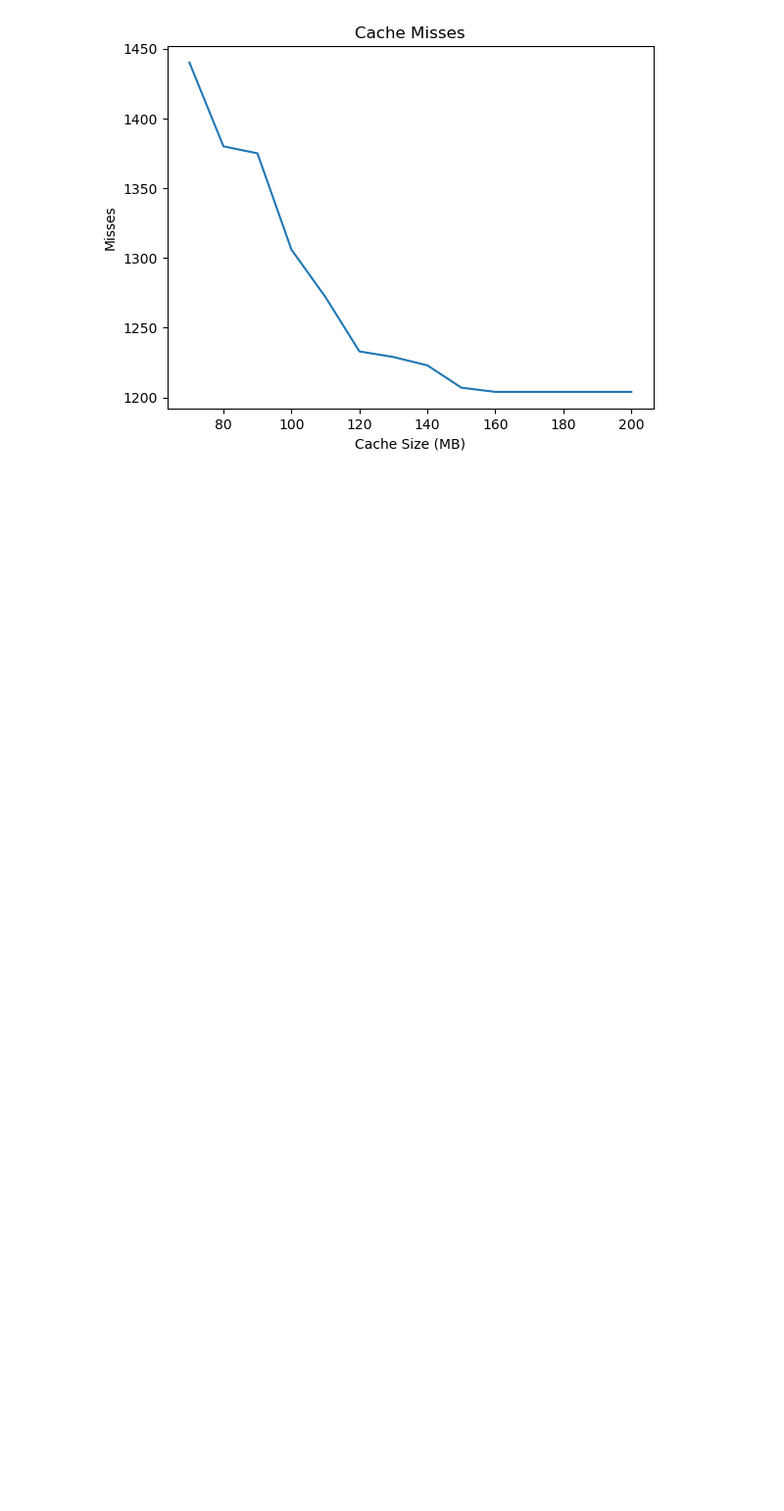
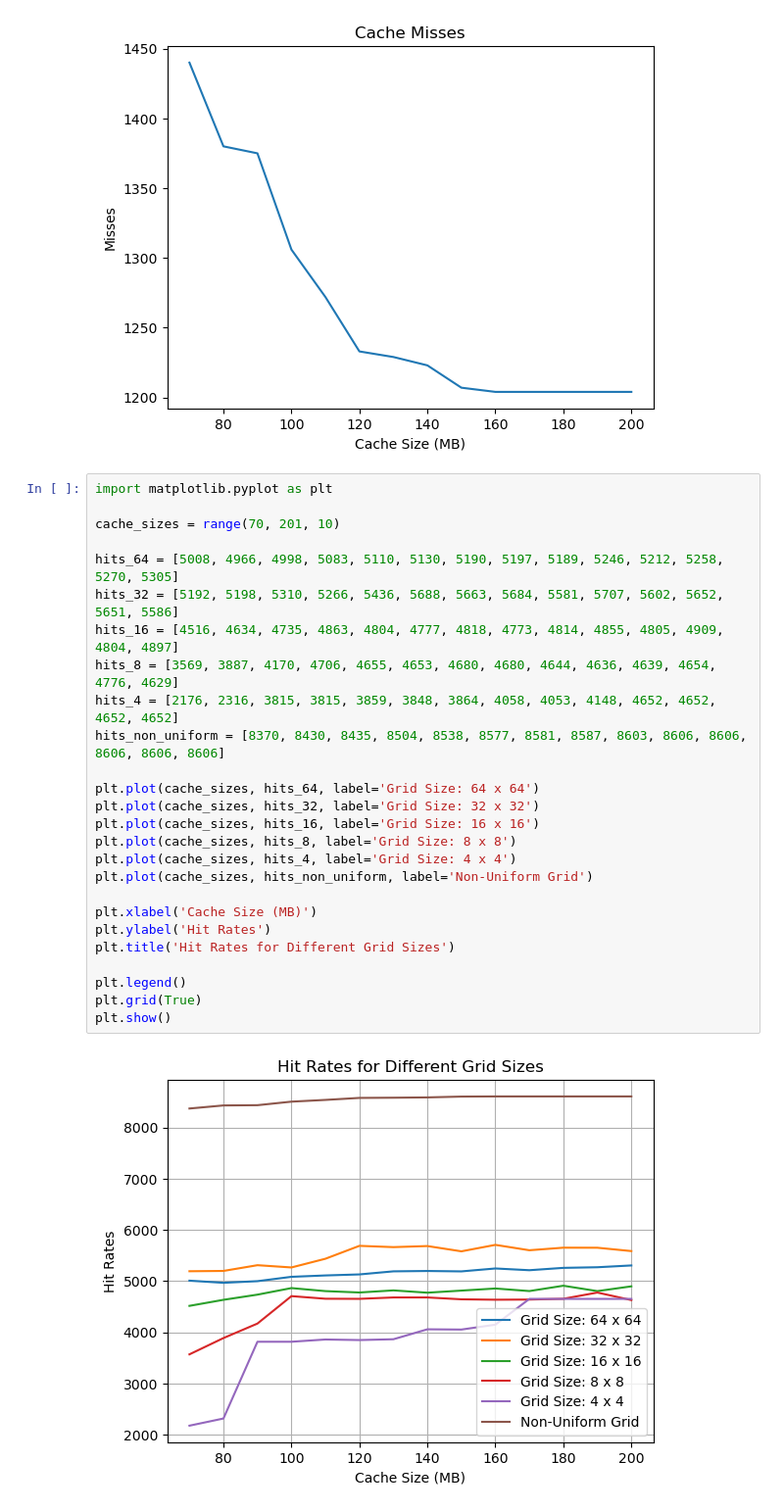
Before and after one commit to sayondeep/Thesis, a Jupyter notebook: data_processing/hit_miss_non_uniform.ipynb, the cells around one changed output. Shown: that part at 98% size. Saved outputs shown, nothing was run; the diff lists cells and outputs as text; blank space fills up the shorter version.

```diff
--- a/data_processing/hit_miss_non_uniform.ipynb
+++ b/data_processing/hit_miss_non_uniform.ipynb
@@ -25,3 +25,31 @@ plt.show()
 # %% [output]
 [figure]
 [figure]
+# %%
+import matplotlib.pyplot as plt
+
+cache_sizes = range(70, 201, 10)
+
+hits_64 = [5008, 4966, 4998, 5083, 5110, 5130, 5190, 5197, 5189, 5246, 5212, 5258, 5270, 5305]
+hits_32 = [5192, 5198, 5310, 5266, 5436, 5688, 5663, 5684, 5581, 5707, 5602, 5652, 5651, 5586]
+hits_16 = [4516, 4634, 4735, 4863, 4804, 4777, 4818, 4773, 4814, 4855, 4805, 4909, 4804, 4897]
+hits_8 = [3569, 3887, 4170, 4706, 4655, 4653, 4680, 4680, 4644, 4636, 4639, 4654, 4776, 4629]
+hits_4 = [2176, 2316, 3815, 3815, 3859, 3848, 3864, 4058, 4053, 4148, 4652, 4652, 4652, 4652]
+hits_non_uniform = [8370, 8430, 8435, 8504, 8538, 8577, 8581, 8587, 8603, 8606, 8606, 8606, 8606, 8606]
+
+plt.plot(cache_sizes, hits_64, label='Grid Size: 64 x 64')
+plt.plot(cache_sizes, hits_32, label='Grid Size: 32 x 32')
+plt.plot(cache_sizes, hits_16, label='Grid Size: 16 x 16')
+plt.plot(cache_sizes, hits_8, label='Grid Size: 8 x 8')
+plt.plot(cache_sizes, hits_4, label='Grid Size: 4 x 4')
+plt.plot(cache_sizes, hits_non_uniform, label='Non-Uniform Grid')
+
+plt.xlabel('Cache Size (MB)')
+plt.ylabel('Hit Rates')
+plt.title('Hit Rates for Different Grid Sizes')
+
+plt.legend()
+plt.grid(True)
+plt.show()
+# %% [output]
+[figure, added]
```
Also changed, not shown: 4 other files.
